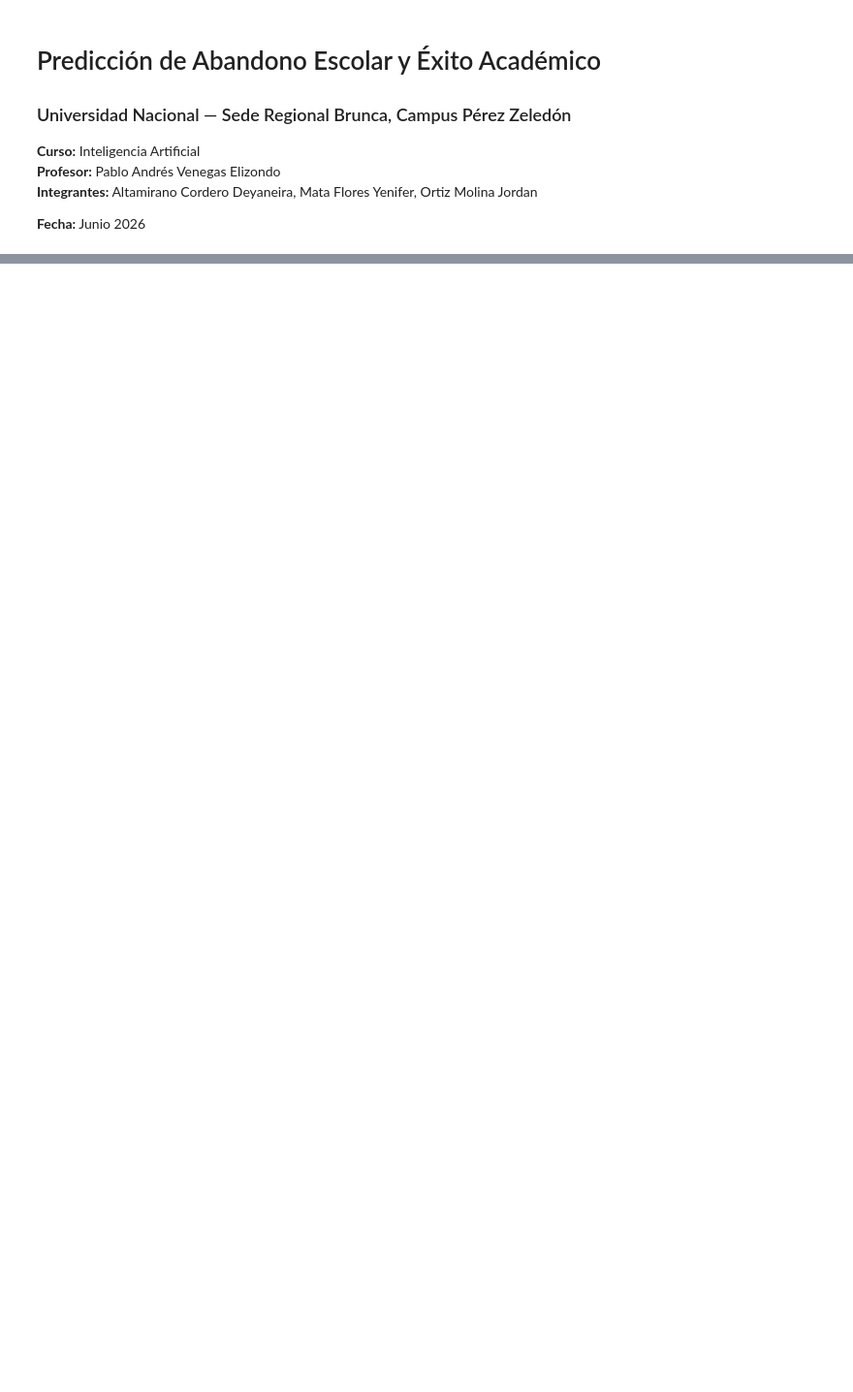
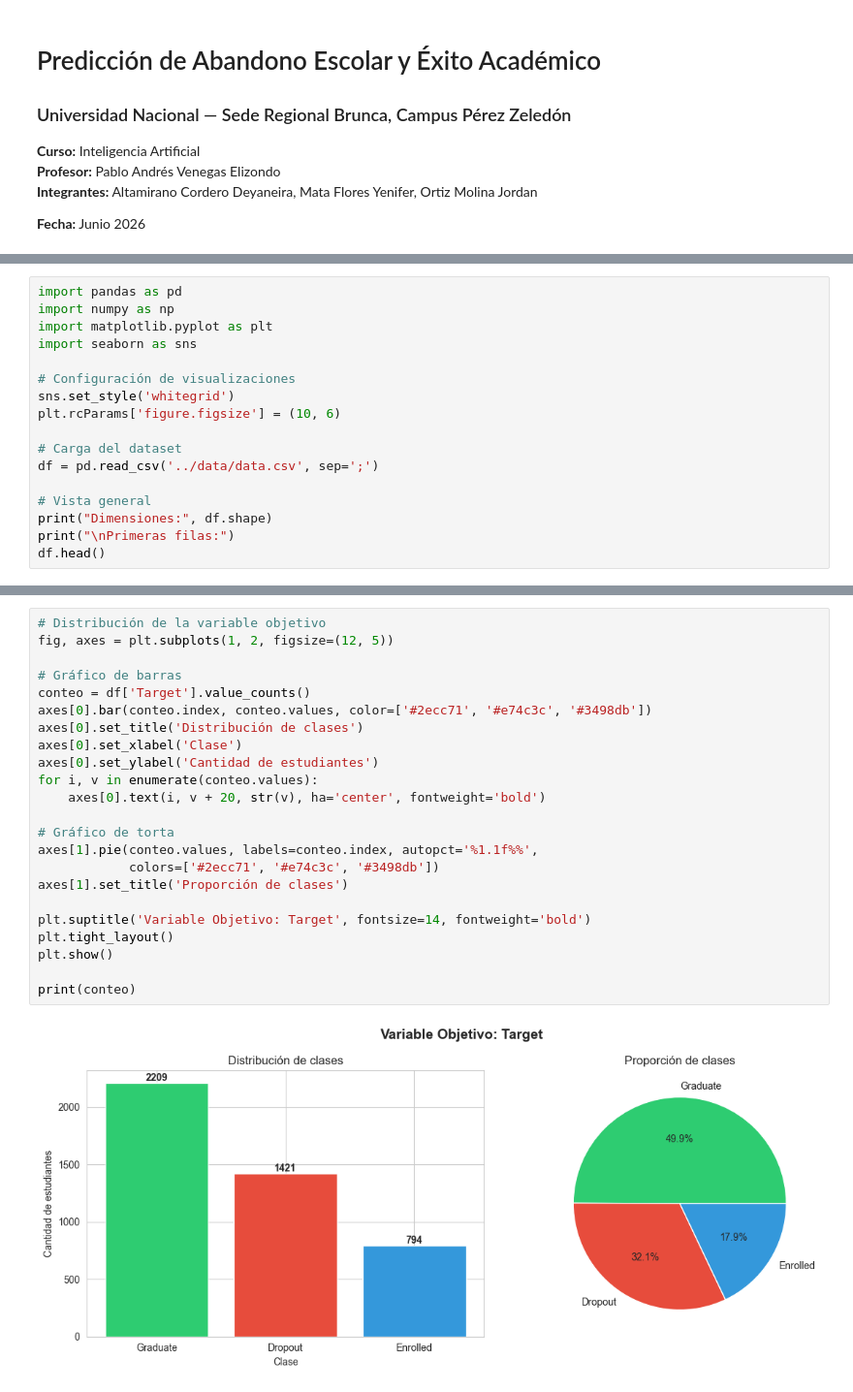
Before and after one commit to JordanOrtizMolina/StudentPerfomancePrediction, a Jupyter notebook: notebook/project.ipynb, the cells around one changed output, grey strips where cells are left out. Shown at 97% size. Saved outputs shown, nothing was run; the diff lists cells and outputs as text; blank space fills up the shorter version.

Commit message:
feat: add dataset description and EDA to notebook

```diff
--- a/notebook/project.ipynb
+++ b/notebook/project.ipynb
@@ -132,0 +131,17 @@ tres clases independientemente de su frecuencia.ara.
+# %%
+import pandas as pd
+import numpy as np
+import matplotlib.pyplot as plt
+import seaborn as sns
+
+# Configuración de visualizaciones
+sns.set_style('whitegrid')
+plt.rcParams['figure.figsize'] = (10, 6)
+
+# Carga del dataset
+df = pd.read_csv('../data/data.csv', sep=';')
+
+# Vista general
+print("Dimensiones:", df.shape)
+print("\nPrimeras filas:")
+df.head()
@@ -132,0 +188,25 @@ tres clases independientemente de su frecuencia.ara.
+# %%
+# Distribución de la variable objetivo
+fig, axes = plt.subplots(1, 2, figsize=(12, 5))
+
+# Gráfico de barras
+conteo = df['Target'].value_counts()
+axes[0].bar(conteo.index, conteo.values, color=['#2ecc71', '#e74c3c', '#3498db'])
+axes[0].set_title('Distribución de clases')
+axes[0].set_xlabel('Clase')
+axes[0].set_ylabel('Cantidad de estudiantes')
+for i, v in enumerate(conteo.values):
+    axes[0].text(i, v + 20, str(v), ha='center', fontweight='bold')
+
+# Gráfico de torta
+axes[1].pie(conteo.values, labels=conteo.index, autopct='%1.1f%%',
+            colors=['#2ecc71', '#e74c3c', '#3498db'])
+axes[1].set_title('Proporción de clases')
+
+plt.suptitle('Variable Objetivo: Target', fontsize=14, fontweight='bold')
+plt.tight_layout()
+plt.show()
+
+print(conteo)
+# %% [output]
+[figure, added]
```
Also changed, not shown: parts of 17 cells of this notebook.
